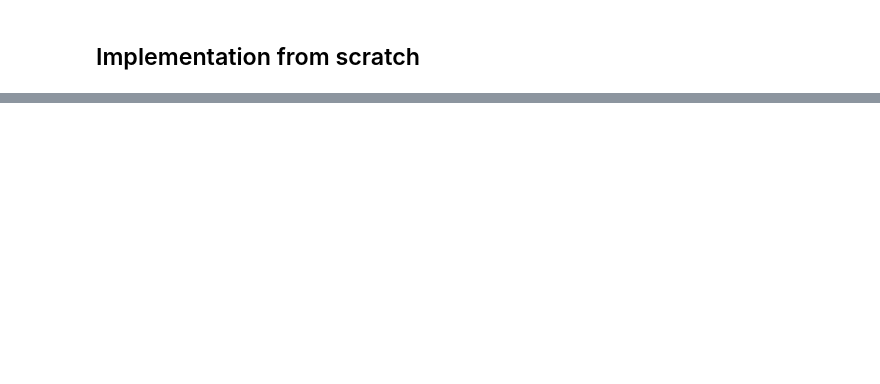
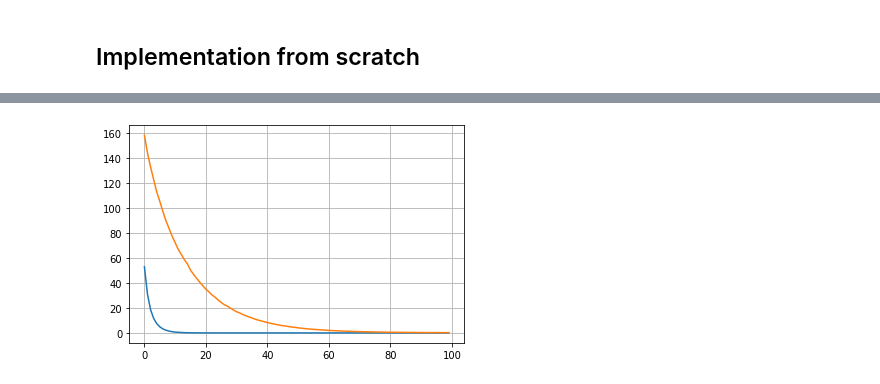
Before and after one commit to fanbyprinciple/d2l-fanbyprinciple, a Jupyter notebook: ch4_multilayer_perceptron/ch4.5 Weight decay.ipynb, the cells around one changed output, grey strips where cells are left out. Cells and saved outputs as stored; diff of their text form; code cells hidden in the pictures; blank space fills up the shorter version.

```diff
--- a/ch4_multilayer_perceptron/ch4.5 Weight decay.ipynb
+++ b/ch4_multilayer_perceptron/ch4.5 Weight decay.ipynb
@@ -101,0 +164,4 @@ l2 norm of w:  625555264.0
+# %%
+train_concise(3)
+# %% [output]
+[figure, added]
```
Also changed, not shown: parts of 20 cells of this notebook, 5 other files.
